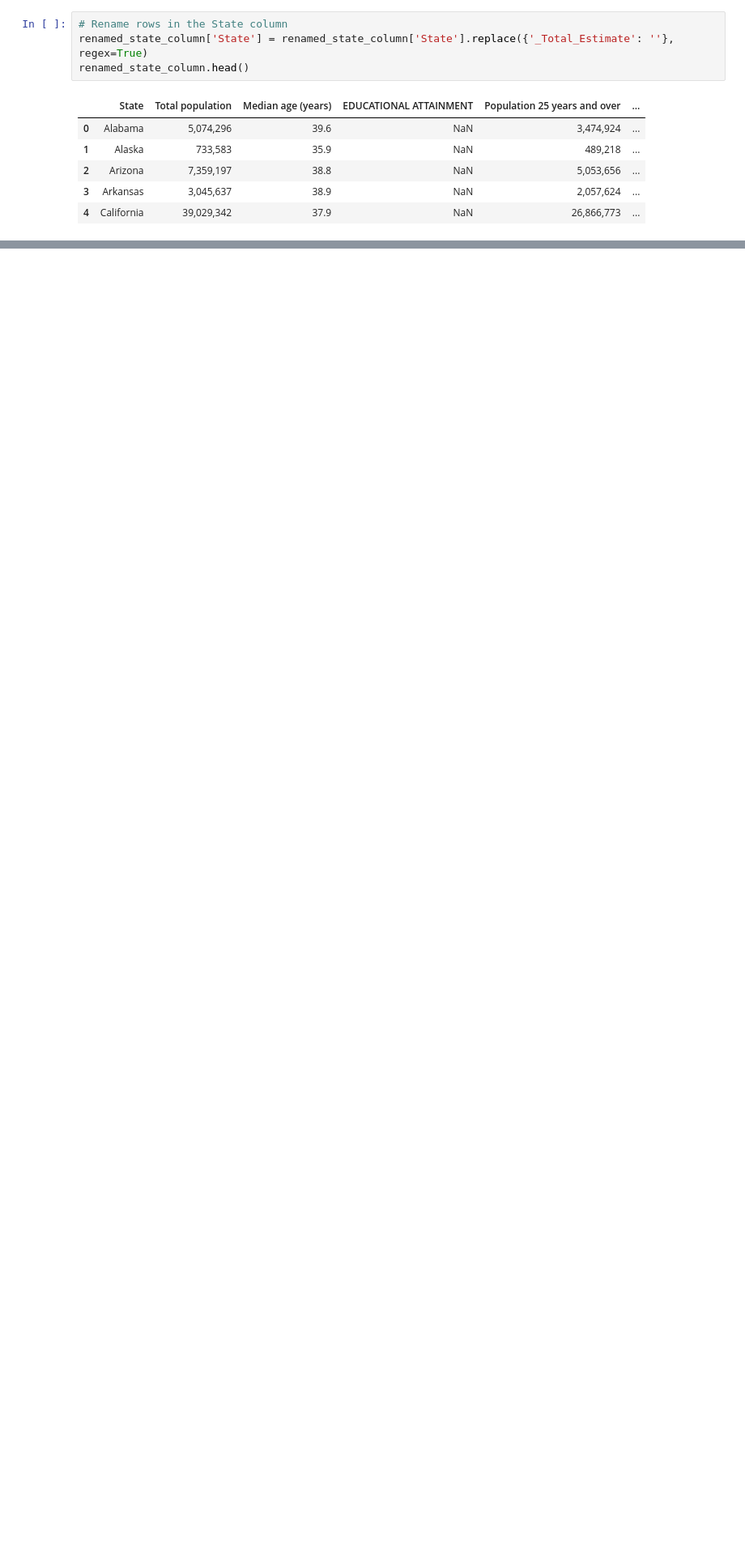
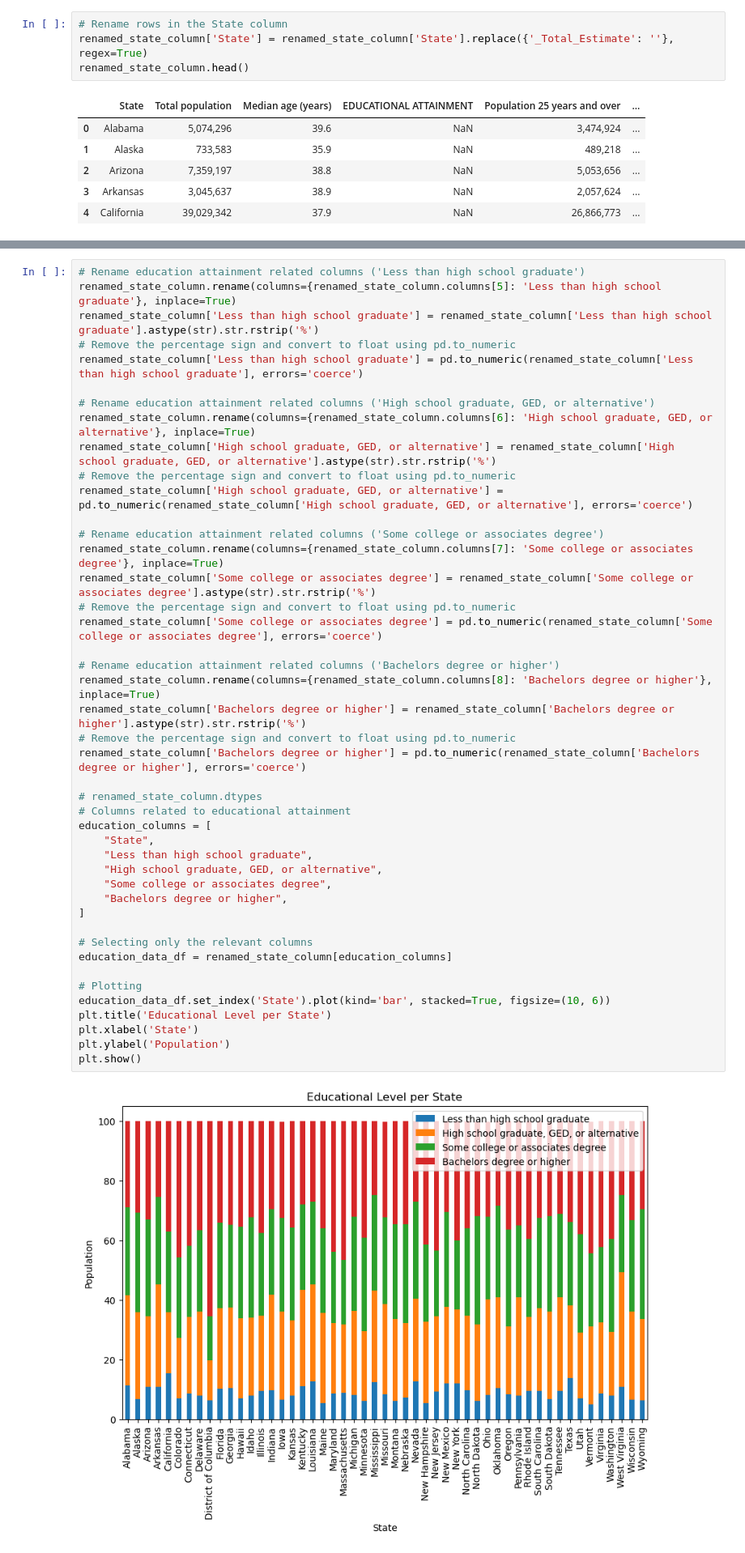
Before and after one commit to imnana18/project1_group07, a Jupyter notebook: analysis/Correlation Analysis.ipynb, the cells around one changed output, grey strips where cells are left out. Shown: that part at 81% size. Saved outputs shown, nothing was run; the diff lists cells and outputs as text; blank space fills up the shorter version.

Commit message:
Added bar chart for educational level per state

```diff
--- a/analysis/Correlation Analysis.ipynb
+++ b/analysis/Correlation Analysis.ipynb
@@ -218,0 +219,46 @@ Unemployed Correlation -0.0916825829517175
+# %%
+# Rename education attainment related columns ('Less than high school graduate')
+renamed_state_column.rename(columns={renamed_state_column.columns[5]: 'Less than high school graduate'}, inplace=True)
+renamed_state_column['Less than high school graduate'] = renamed_state_column['Less than high school graduate'].astype(str).str.rstrip('%')
+# Remove the percentage sign and convert to float using pd.to_numeric
+renamed_state_column['Less than high school graduate'] = pd.to_numeric(renamed_state_column['Less than high school graduate'], errors='coerce')
+
+# Rename education attainment related columns ('High school graduate, GED, or alternative')
+renamed_state_column.rename(columns={renamed_state_column.columns[6]: 'High school graduate, GED, or alternative'}, inplace=True)
+renamed_state_column['High school graduate, GED, or alternative'] = renamed_state_column['High school graduate, GED, or alternative'].astype(str).str.rstrip('%')
+# Remove the percentage sign and convert to float using pd.to_numeric
+renamed_state_column['High school graduate, GED, or alternative'] = pd.to_numeric(renamed_state_column['High school graduate, GED, or alternative'], errors='coerce')
+
+# Rename education attainment related columns ('Some college or associates degree')
+renamed_state_column.rename(columns={renamed_state_column.columns[7]: 'Some college or associates degree'}, inplace=True)
+renamed_state_column['Some college or associates degree'] = renamed_state_column['Some college or associates degree'].astype(str).str.rstrip('%')
+# Remove the percentage sign and convert to float using pd.to_numeric
+renamed_state_column['Some college or associates degree'] = pd.to_numeric(renamed_state_column['Some college or associates degree'], errors='coerce')
+
+# Rename education attainment related columns ('Bachelors degree or higher')
+renamed_state_column.rename(columns={renamed_state_column.columns[8]: 'Bachelors degree or higher'}, inplace=True)
+renamed_state_column['Bachelors degree or higher'] = renamed_state_column['Bachelors degree or higher'].astype(str).str.rstrip('%')
+# Remove the percentage sign and convert to float using pd.to_numeric
+renamed_state_column['Bachelors degree or higher'] = pd.to_numeric(renamed_state_column['Bachelors degree or higher'], errors='coerce')
+
+# renamed_state_column.dtypes
+# Columns related to educational attainment
+education_columns = [
+    "State",
+    "Less than high school graduate",
+    "High school graduate, GED, or alternative",
+    "Some college or associates degree",
+    "Bachelors degree or higher",
+]
+
+# Selecting only the relevant columns
+education_data_df = renamed_state_column[education_columns]
+
+# Plotting
+education_data_df.set_index('State').plot(kind='bar', stacked=True, figsize=(10, 6))
+plt.title('Educational Level per State')
+plt.xlabel('State')
+plt.ylabel('Population')
+plt.show()
+# %% [output]
+[figure, added]
```
Also changed, not shown: parts of 8 cells of this notebook.
